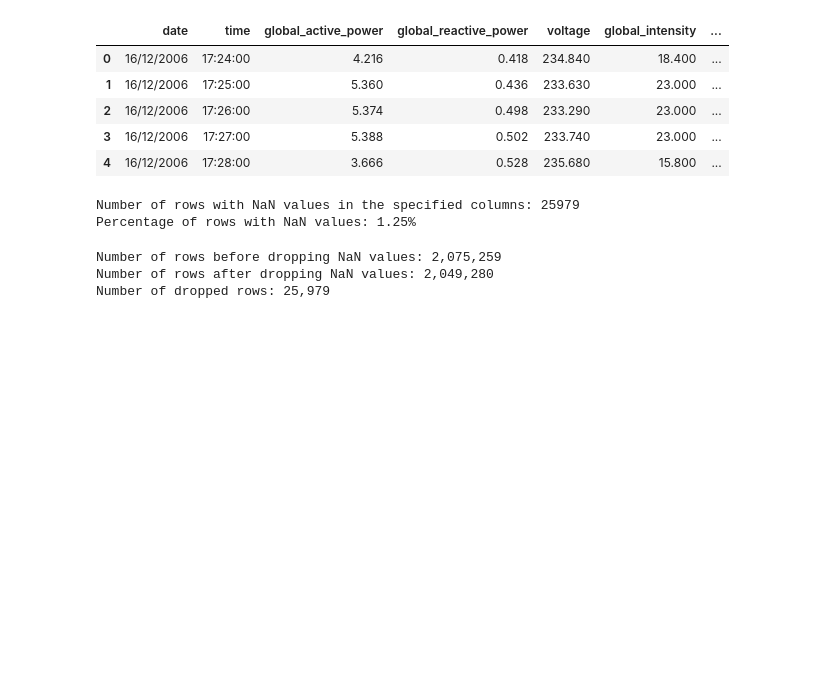
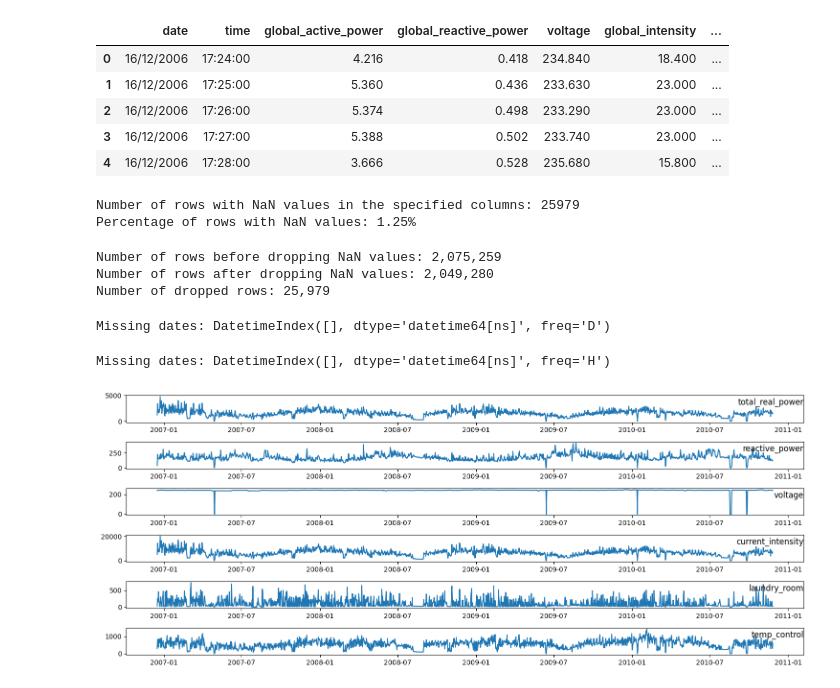
Before and after one commit to augustofonseca25/LSTM-time-series-tutorial, a Jupyter notebook: data_preparation.ipynb, the cells around one changed output. Cells and saved outputs as stored; diff of their text form; code cells hidden in the pictures; blank space fills up the shorter version.

```diff
--- a/data_preparation.ipynb
+++ b/data_preparation.ipynb
@@ -85,8 +85,8 @@ Number of dropped rows: 25,979
 # Create a copy of the DataFrame
 df_cleaned = df_cleaned.copy()
 
-# create a new 'datetime' column
-df_cleaned['datetime'] = pd.to_datetime(df_cleaned['date'] + ' ' + df_cleaned['time'])
+# create a new 'datetime' variable
+df_cleaned['datetime'] = pd.to_datetime(df_cleaned['date'] + ' ' + df_cleaned['time'], dayfirst=True)
 
 # Drop the unnecessary 'date' and 'time' columns
 df_cleaned.drop(['date', 'time'], axis=1, inplace=True)
@@ -112,13 +110,13 @@ df_cleaned[['global_active_power', 'global_reactive_power']] = df_cleaned[['glob
 #
 # Define aggregation functions for each column
 agg_functions = {
-    'global_active_power': 'sum',
-    'global_reactive_power': 'sum',
+    'total_real_power': 'sum',
+    'reactive_power': 'sum',
     'voltage': 'mean',
-    'global_intensity': 'sum',
-    'sub_metering_1': 'sum',
-    'sub_metering_2': 'sum',
-    'sub_metering_3': 'sum'
+    'current_intensity': 'sum',
+    'kitchen': 'sum',
+    'laundry_room': 'sum',
+    'temp_control': 'sum'
 }
 
 # Resample the DataFrame by hour/day and aggregate using the defined functions
@@ -129,3 +127,65 @@ df_daily = df_cleaned.resample('D').agg(agg_functions)
 # Reset the index
 df_hourly.reset_index(inplace=True)
 df_daily.reset_index(inplace=True)
+
+# Set the 'datetime' column as the index
+df_hourly.set_index('datetime', inplace=True)
+df_daily.set_index('datetime', inplace=True)
+# %%
+# Fill some empty "voltage" values with 0
+
+df_daily['voltage'][df_daily["voltage"].isna()] = 0
+# %%
+#Let's check if our dataset misses any day
+
+# Get the min and max day from 'datetime' variable
+min_date = df_daily.index.min()
+max_date = df_daily.index.max()
+
+# Generate a sequence of all dates between the minimum and maximum dates
+all_dates = pd.date_range(start=min_date, end=max_date, freq='D')
+
+# Compare
+missing_dates = all_dates[~all_dates.isin(df_daily.index)]
+
+# Print
+print("Missing dates:", missing_dates)
+# %% [output]
+Missing dates: DatetimeIndex([], dtype='datetime64[ns]', freq='D')
+# %%
+#Let's check if our dataset misses any hour
+
+# Get the min and max date/time from 'datetime' variable
+min_date = df_hourly.index.min()
+max_date = df_hourly.index.max()
+
+# Generate a sequence of all date/time between the minimum and maximum dates
+all_dates = pd.date_range(start=min_date, end=max_date, freq='H')
+
+# Compare
+missing_dates = all_dates[~all_dates.isin(df_hourly.index)]
+
+# Print
+print("Missing dates:", missing_dates)
+# %% [output]
+Missing dates: DatetimeIndex([], dtype='datetime64[ns]', freq='H')
+# %%
+# Let's plot our daily consumption
+
+values_daily = df_daily.values
+
+
+# specify columns to plot
+groups = [0, 1, 2, 3, 5, 6]
+i = 1
+# plot each column
+plt.figure(figsize=(15, 6))
+for group in groups:
+    plt.subplot(len(groups), 1, i)
+    plt.plot(df_daily.index, values_daily[:, group])
+    plt.title(df_daily.columns[group], y=0.5, loc='right')
+    i += 1
+plt.tight_layout()
+plt.show()
+# %% [output]
+[figure, added]
```
Also changed, not shown: parts of 12 cells of this notebook, 3 other files.
